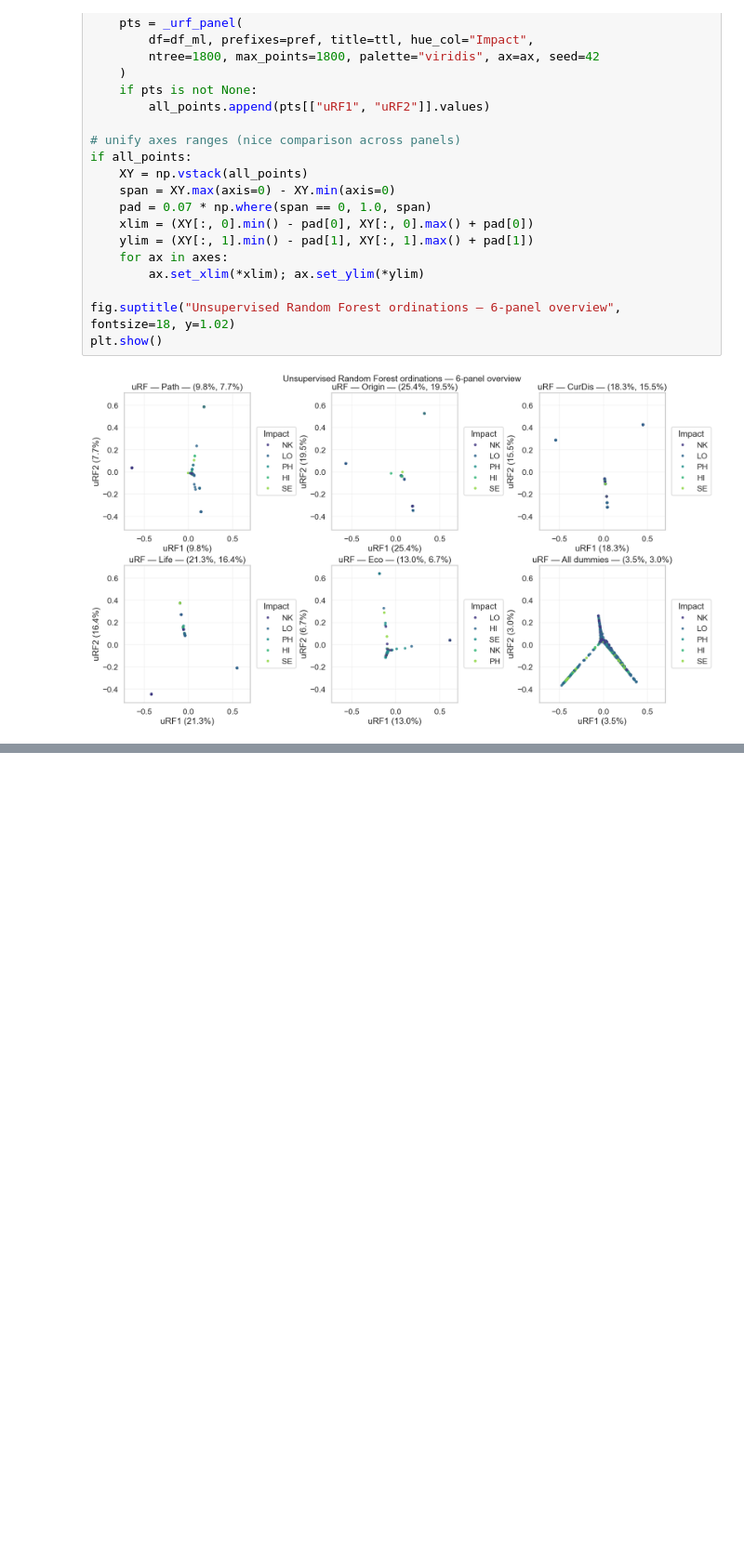
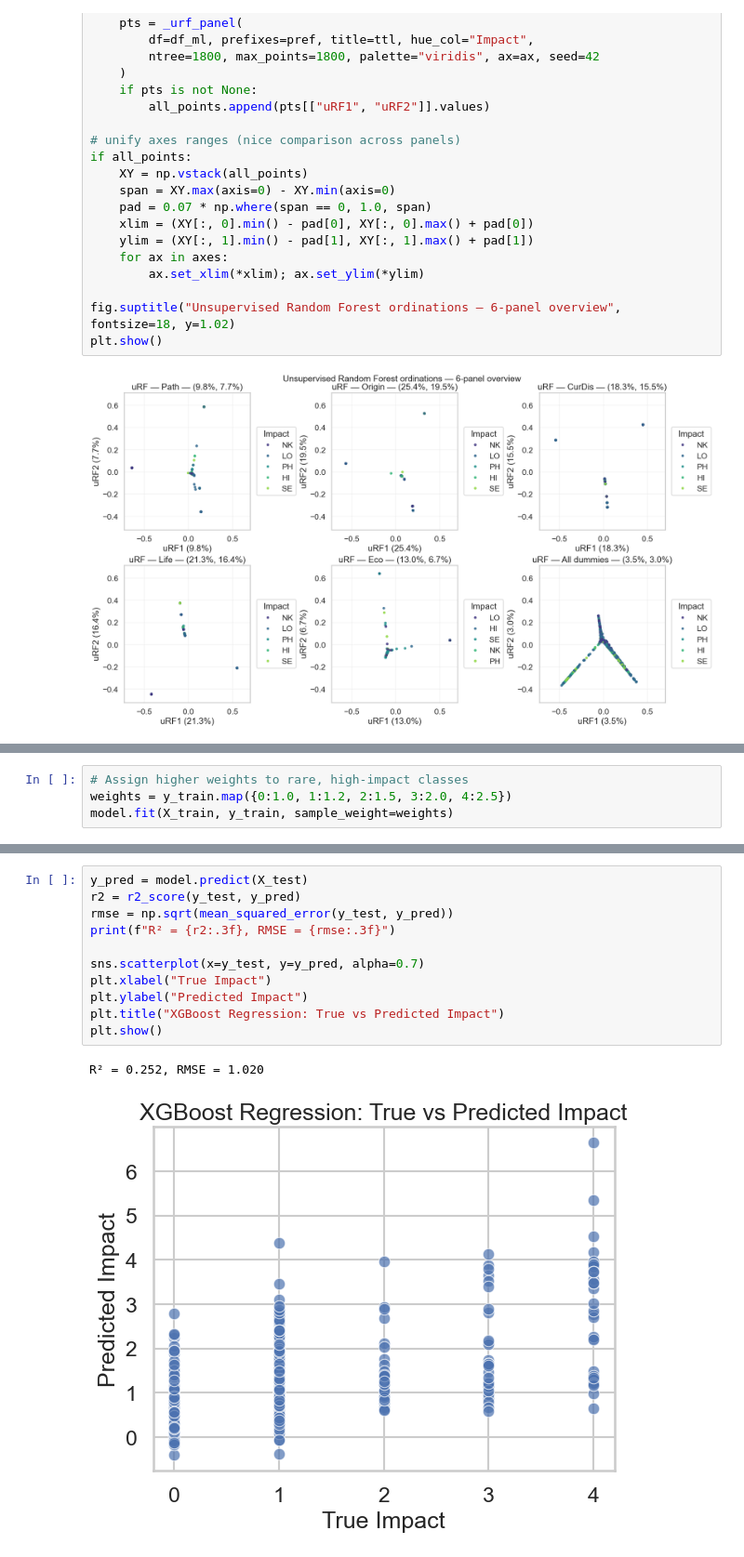
Before and after one commit to gonlu0613/Scientific_programming_invasive_species, a Jupyter notebook: Scientific_programming_notebook.ipynb, the cells around one changed output, grey strips where cells are left out. Shown at 93% size. Saved outputs shown, nothing was run; the diff lists cells and outputs as text; blank space fills up the shorter version.

```diff
--- a/Scientific_programming_notebook.ipynb
+++ b/Scientific_programming_notebook.ipynb
@@ -459,0 +513,4 @@ plt.show()
+# %%
+# Assign higher weights to rare, high-impact classes
+weights = y_train.map({0:1.0, 1:1.2, 2:1.5, 3:2.0, 4:2.5})
+model.fit(X_train, y_train, sample_weight=weights)
@@ -459,0 +529,14 @@ plt.show()
+# %%
+y_pred = model.predict(X_test)
+r2 = r2_score(y_test, y_pred)
+rmse = np.sqrt(mean_squared_error(y_test, y_pred))
+print(f"R² = {r2:.3f}, RMSE = {rmse:.3f}")
+
+sns.scatterplot(x=y_test, y=y_pred, alpha=0.7)
+plt.xlabel("True Impact")
+plt.ylabel("Predicted Impact")
+plt.title("XGBoost Regression: True vs Predicted Impact")
+plt.show()
+# %% [output]
+R² = 0.252, RMSE = 1.020
+[figure, added]
```
Also changed, not shown: parts of 4 cells of this notebook.
